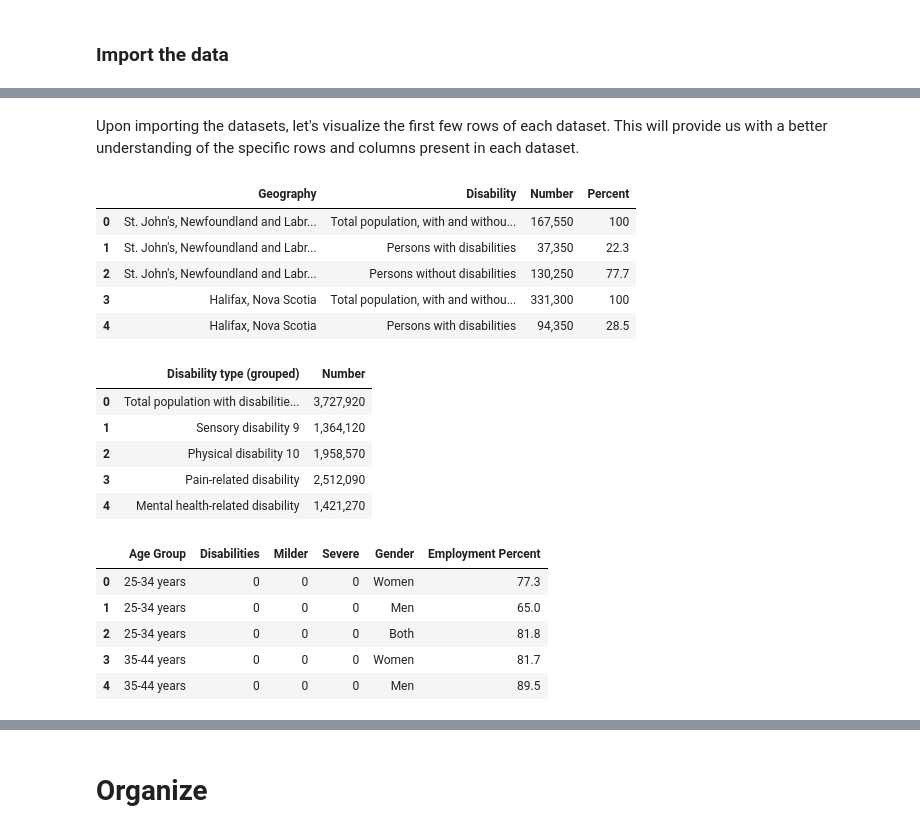
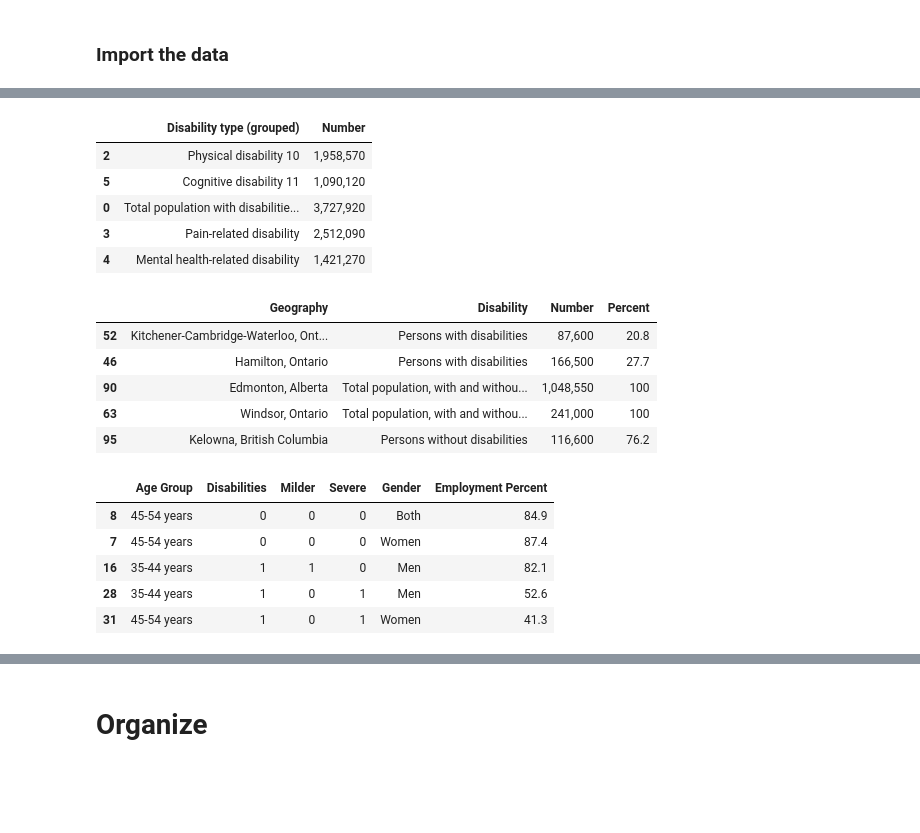
Before and after one commit to callysto/Data-Viz-of-the-Week, a Jupyter notebook: disabilities/disabilities.ipynb, the cells around one changed output, grey strips where cells are left out. Drawn from its saved outputs; the diff is of its cells as text; code cells hidden in the pictures; blank space fills up the shorter version.

```diff
--- a/disabilities/disabilities.ipynb
+++ b/disabilities/disabilities.ipynb
@@ -88,27 +92,25 @@ Note: Data was collected in 2017, after identifying participants in a 2016 censu
 # %%
+by_type = pd.read_csv('https://raw.githubusercontent.com/callysto/data-files/main/data-viz-of-the-week/disabilities/by_type.csv')
 by_pop = pd.read_csv('https://raw.githubusercontent.com/callysto/data-files/main/data-viz-of-the-week/disabilities/by_pop.csv')
-by_type = pd.read_csv('https://raw.githubusercontent.com/callysto/data-files/main/data-viz-of-the-week/disabilities/by_type.csv')
 employment = pd.read_csv("https://raw.githubusercontent.com/callysto/data-files/main/data-viz-of-the-week/disabilities/employment.csv")
+
+display(by_type.sample(5), by_pop.sample(5), employment.sample(5))
+# %% [output]
+|  | Disability type (grouped) | Number |
+| 2 | Physical disability 10 | 1,958,570 |
+| 5 | Cognitive disability 11 | 1,090,120 |
+| 0 | Total population with disabilitie... | 3,727,920 |
+| 3 | Pain-related disability | 2,512,090 |
+| 4 | Mental health-related disability | 1,421,270 |
+|  | Geography | Disability | Number | Percent |
+| 52 | Kitchener-Cambridge-Waterloo, Ont... | Persons with disabilities | 87,600 | 20.8 |
+| 46 | Hamilton, Ontario | Persons with disabilities | 166,500 | 27.7 |
+| 90 | Edmonton, Alberta | Total population, with and withou... | 1,048,550 | 100 |
+| 63 | Windsor, Ontario | Total population, with and withou... | 241,000 | 100 |
+| 95 | Kelowna, British Columbia | Persons without disabilities | 116,600 | 76.2 |
+|  | Age Group | Disabilities | Milder | Severe | Gender | Employment Percent |
+| 8 | 45-54 years | 0 | 0 | 0 | Both | 84.9 |
+| 7 | 45-54 years | 0 | 0 | 0 | Women | 87.4 |
+| 16 | 35-44 years | 1 | 1 | 0 | Men | 82.1 |
+| 28 | 35-44 years | 1 | 0 | 1 | Men | 52.6 |
+| 31 | 45-54 years | 1 | 0 | 1 | Women | 41.3 |
-# %% [markdown]
-Upon importing the datasets, let's visualize the first few rows of each dataset. This will provide us with a better understanding of the specific rows and columns present in each dataset.
-# %%
-display(by_pop.head(), by_type.head(), employment.head())
-# %% [output]
-|  | Geography | Disability | Number | Percent |
-| 0 | St. John's, Newfoundland and Labr... | Total population, with and withou... | 167,550 | 100 |
-| 1 | St. John's, Newfoundland and Labr... | Persons with disabilities | 37,350 | 22.3 |
-| 2 | St. John's, Newfoundland and Labr... | Persons without disabilities | 130,250 | 77.7 |
-| 3 | Halifax, Nova Scotia | Total population, with and withou... | 331,300 | 100 |
-| 4 | Halifax, Nova Scotia | Persons with disabilities | 94,350 | 28.5 |
-|  | Disability type (grouped) | Number |
-| 0 | Total population with disabilitie... | 3,727,920 |
-| 1 | Sensory disability 9 | 1,364,120 |
-| 2 | Physical disability 10 | 1,958,570 |
-| 3 | Pain-related disability | 2,512,090 |
-| 4 | Mental health-related disability | 1,421,270 |
-|  | Age Group | Disabilities | Milder | Severe | Gender | Employment Percent |
-| 0 | 25-34 years | 0 | 0 | 0 | Women | 77.3 |
-| 1 | 25-34 years | 0 | 0 | 0 | Men | 65.0 |
-| 2 | 25-34 years | 0 | 0 | 0 | Both | 81.8 |
-| 3 | 35-44 years | 0 | 0 | 0 | Women | 81.7 |
-| 4 | 35-44 years | 0 | 0 | 0 | Men | 89.5 |
```
Also changed, not shown: parts of 5 cells of this notebook.
